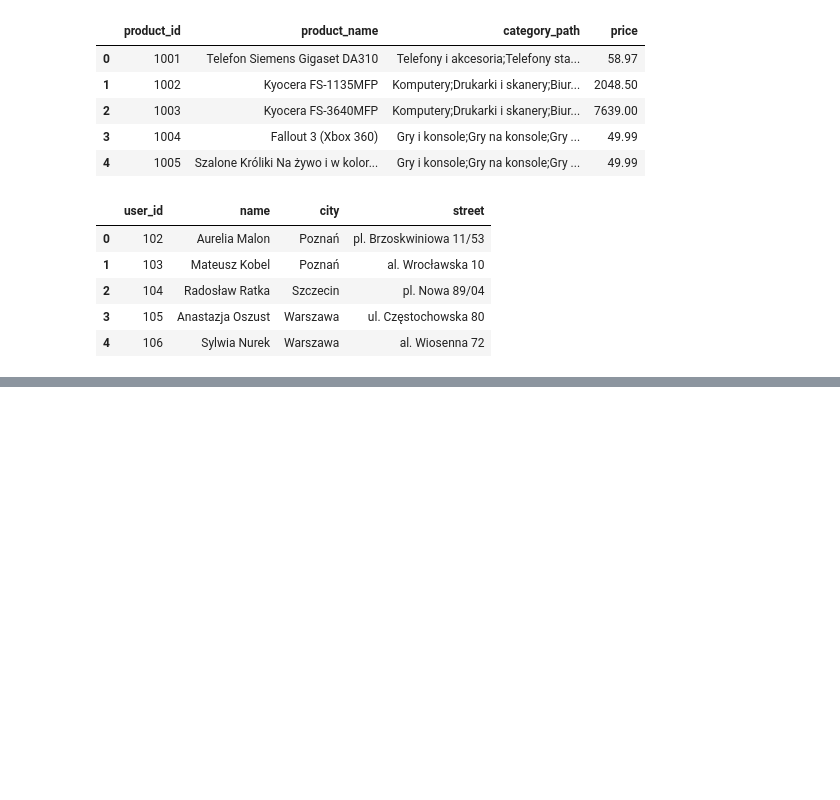
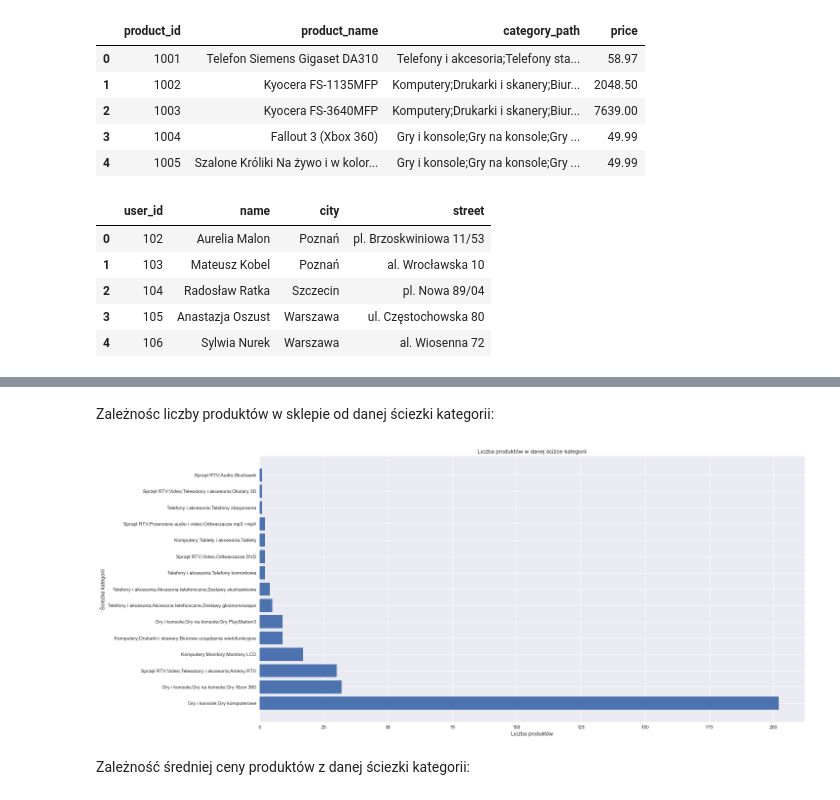
Before and after one commit to lukasz-staniszewski/purchase-in-session-analysis, a Jupyter notebook: notebooks/Explore_data.ipynb, the cells around one changed output, grey strips where cells are left out. Cells and saved outputs as stored; diff of their text form; code cells hidden in the pictures; blank space fills up the shorter version.

Commit message:
products explored

```diff
--- a/notebooks/Explore_data.ipynb
+++ b/notebooks/Explore_data.ipynb
@@ -9,2 +11,11 @@ import pandas as pd
+# %%
+import pandas as pd
+from matplotlib import pyplot as plt
+%matplotlib inline
+import numpy as np
+from copy import copy
+import scipy.stats as ss
+from collections import Counter
+plt.style.use('seaborn')
 # %%
 df_sessions = pd.read_json(path_or_buf='../data/raw/sessions.jsonl', lines=True)
@@ -78,0 +151,13 @@ QgridWidget(grid_options={'fullWidthRows': True, 'syncColumnCellResize': True, '
+# %% [markdown]
+Zależnośc liczby produktów w sklepie od danej ściezki kategorii:
+# %%
+plt.figure(figsize=(20, 10))
+plt.barh(df_products['category_path'].value_counts().keys(), df_products['category_path'].value_counts())
+plt.title('Liczba produktów w danej ściżce kategorii')
+plt.xlabel('Liczba produktów')
+plt.ylabel('Ścieżka kategorii')
+plt.show()
+# %% [output]
+[figure, added]
+# %% [markdown]
+Zależność średniej ceny produktów z danej ściezki kategorii:
```
Also changed, not shown: parts of 164 cells of this notebook.
